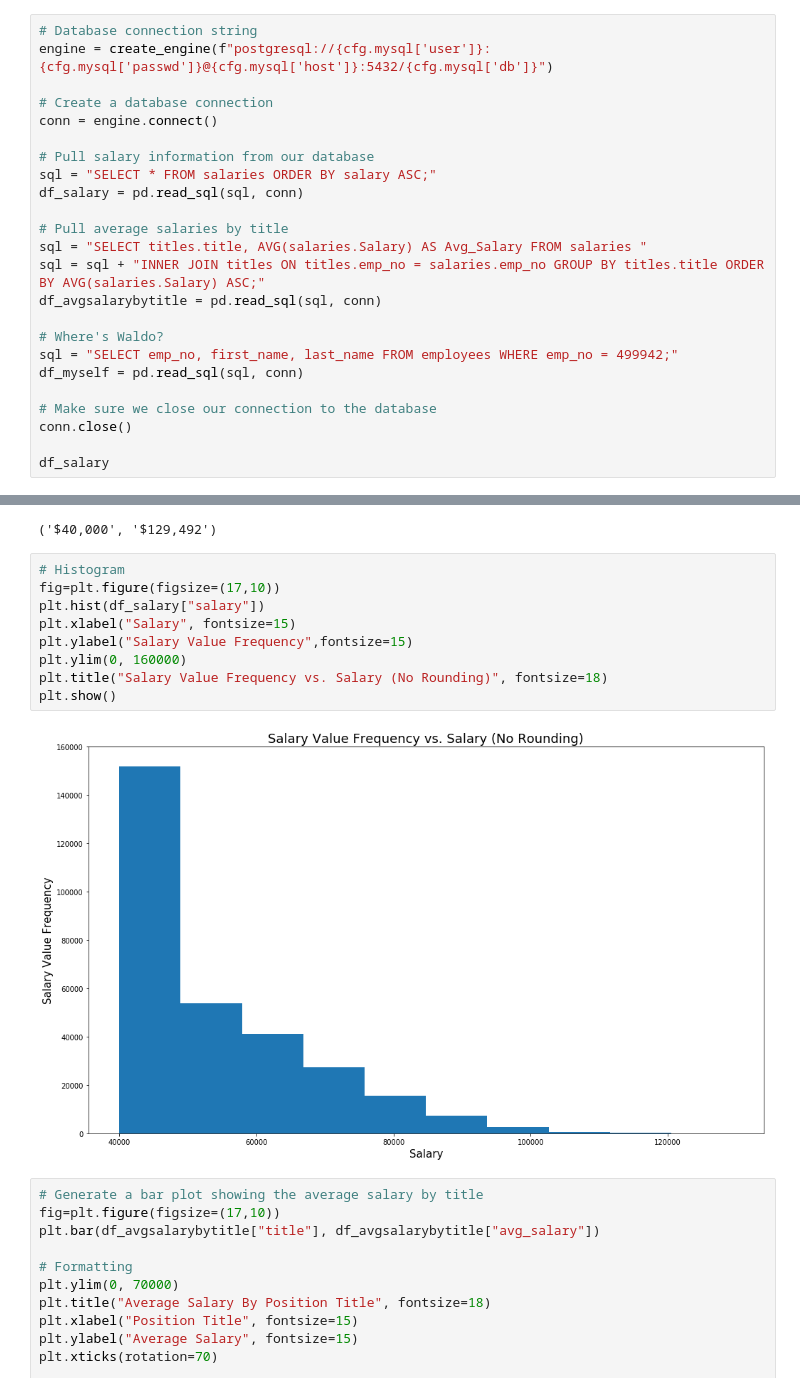
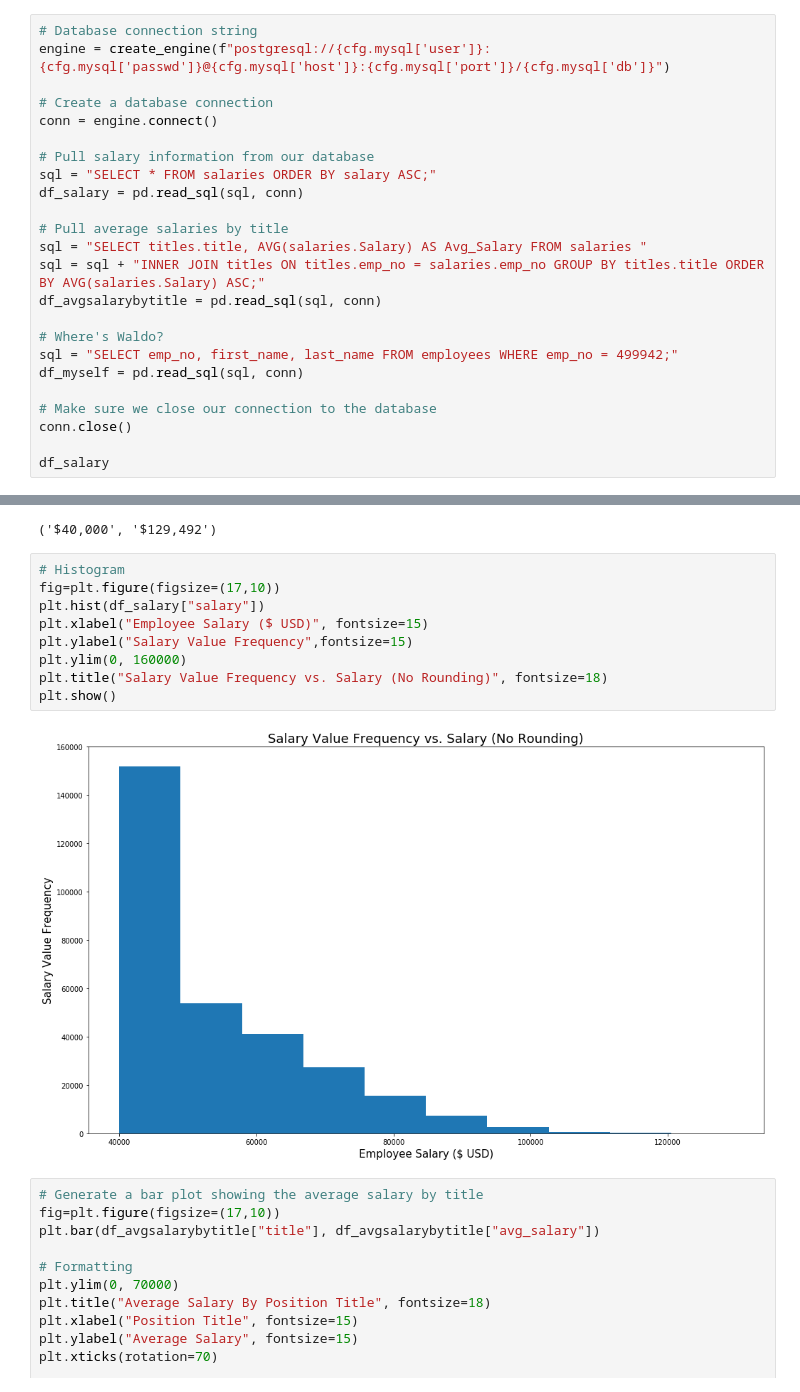
Before and after one commit to patrickhpatin/sql-challenge, a Jupyter notebook: EmployeeSQL/sql_challenge_bonus.ipynb, the cells around one changed output, grey strips where cells are left out. Cells and saved outputs as stored; diff of their text form.

```diff
--- a/EmployeeSQL/sql_challenge_bonus.ipynb
+++ b/EmployeeSQL/sql_challenge_bonus.ipynb
@@ -25,7 +26,7 @@ from pandas import DataFrame
 from sqlalchemy import create_engine
 # %%
 # Database connection string
-engine = create_engine(f"postgresql://{cfg.mysql['user']}:{cfg.mysql['passwd']}@{cfg.mysql['host']}:5432/{cfg.mysql['db']}")
+engine = create_engine(f"postgresql://{cfg.mysql['user']}:{cfg.mysql['passwd']}@{cfg.mysql['host']}:{cfg.mysql['port']}/{cfg.mysql['db']}")
 
 # Create a database connection
 conn = engine.connect()
@@ -73,14 +74,14 @@ min_salary, max_salary
 # %%
 # Histogram
 fig=plt.figure(figsize=(17,10))
 plt.hist(df_salary["salary"])
-plt.xlabel("Salary", fontsize=15)
+plt.xlabel("Employee Salary ($ USD)", fontsize=15)
 plt.ylabel("Salary Value Frequency",fontsize=15)
 plt.ylim(0, 160000)
 plt.title("Salary Value Frequency vs. Salary (No Rounding)", fontsize=18)
 plt.show()
 # %% [output]
-[figure, old version]
+[figure, new version]
 # %%
 # Generate a bar plot showing the average salary by title
 fig=plt.figure(figsize=(17,10))
```
Also changed, not shown: parts of 2 cells of this notebook, 1 other file.
